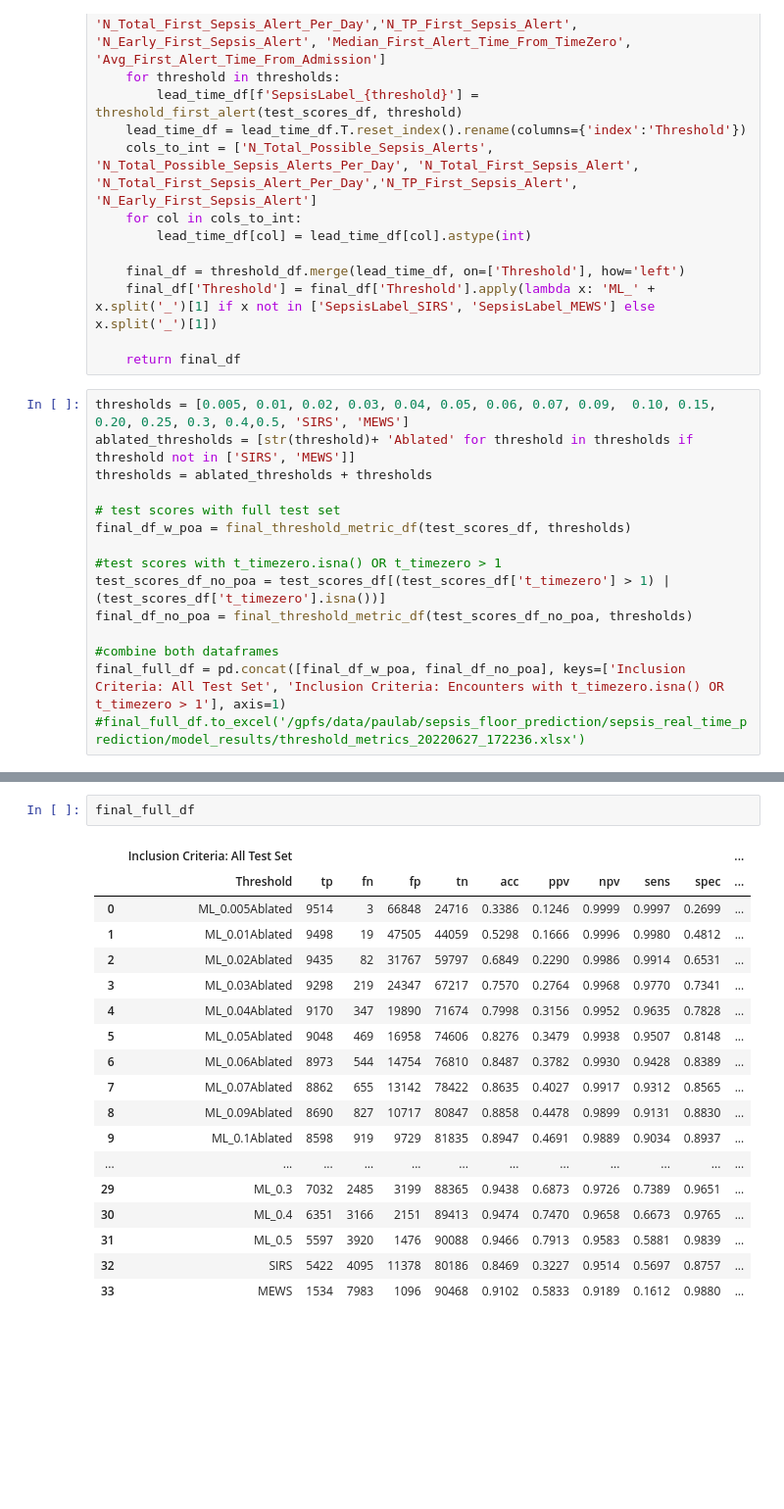
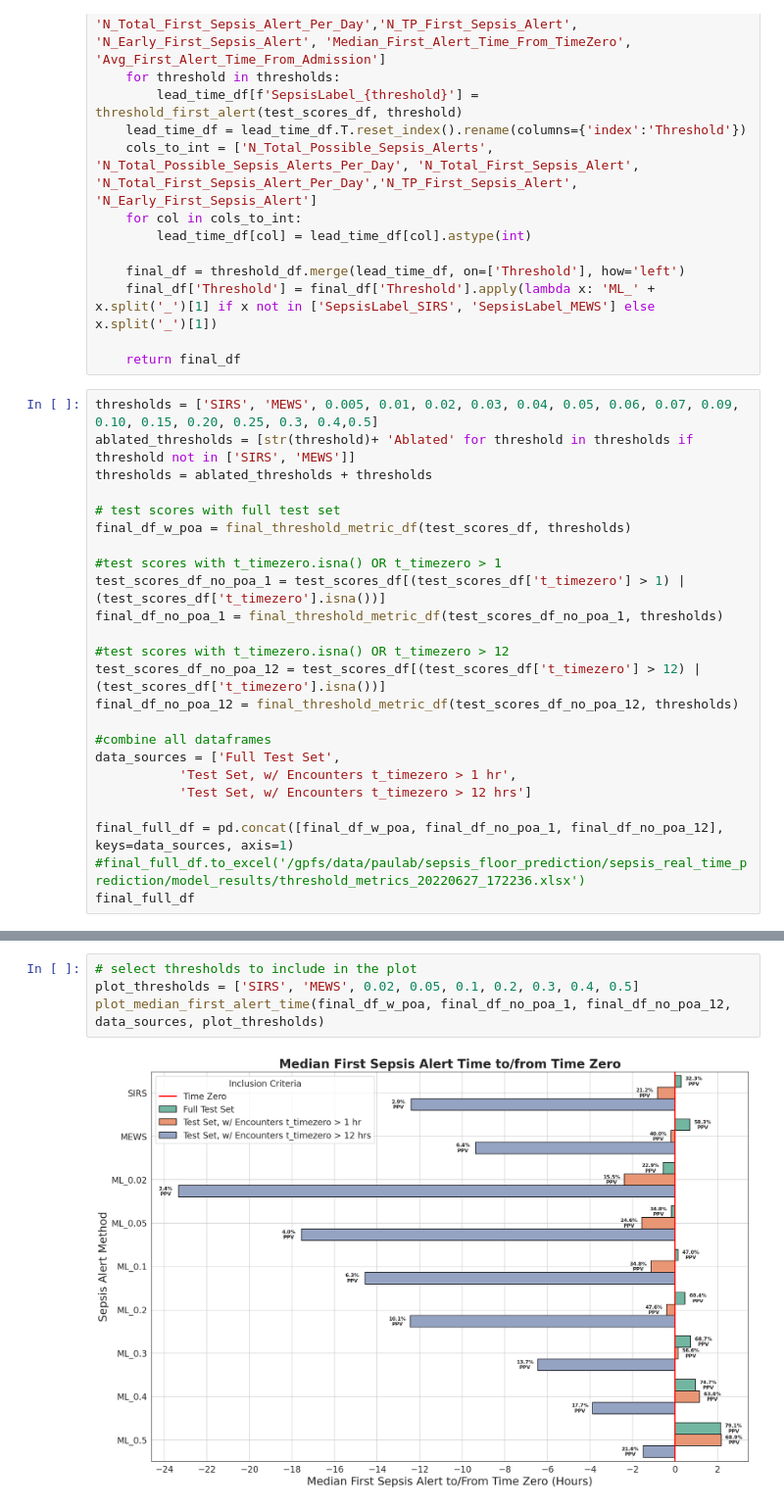
Before and after one commit to rkamaleswaran/SPARK2, a Jupyter notebook: nyu_pau_threshold_metrics.ipynb, the cells around one changed output, grey strips where cells are left out. Shown at 98% size. Cells and saved outputs as stored; diff of their text form; blank space fills up the shorter version.

Commit message:
Add files via upload
include median first alert time plot function

```diff
--- a/nyu_pau_threshold_metrics.ipynb
+++ b/nyu_pau_threshold_metrics.ipynb
@@ -125,7 +125,7 @@ def final_threshold_metric_df(test_scores_df, thresholds):
 
     return final_df
 # %%
-thresholds = [0.005, 0.01, 0.02, 0.03, 0.04, 0.05, 0.06, 0.07, 0.09,  0.10, 0.15, 0.20, 0.25, 0.3, 0.4,0.5, 'SIRS', 'MEWS']
+thresholds = ['SIRS', 'MEWS', 0.005, 0.01, 0.02, 0.03, 0.04, 0.05, 0.06, 0.07, 0.09, 0.10, 0.15, 0.20, 0.25, 0.3, 0.4,0.5]
 ablated_thresholds = [str(threshold)+ 'Ablated' for threshold in thresholds if threshold not in ['SIRS', 'MEWS']]
 thresholds = ablated_thresholds + thresholds
 
@@ -133,9 +133,18 @@ thresholds = ablated_thresholds + thresholds
 final_df_w_poa = final_threshold_metric_df(test_scores_df, thresholds)
 
 #test scores with t_timezero.isna() OR t_timezero > 1
-test_scores_df_no_poa = test_scores_df[(test_scores_df['t_timezero'] > 1) | (test_scores_df['t_timezero'].isna())]
-final_df_no_poa = final_threshold_metric_df(test_scores_df_no_poa, thresholds)
+test_scores_df_no_poa_1 = test_scores_df[(test_scores_df['t_timezero'] > 1) | (test_scores_df['t_timezero'].isna())]
+final_df_no_poa_1 = final_threshold_metric_df(test_scores_df_no_poa_1, thresholds)
 
-#combine both dataframes
-final_full_df = pd.concat([final_df_w_poa, final_df_no_poa], keys=['Inclusion Criteria: All Test Set', 'Inclusion Criteria: Encounters with t_timezero.isna() OR t_timezero > 1'], axis=1)
+#test scores with t_timezero.isna() OR t_timezero > 12
+test_scores_df_no_poa_12 = test_scores_df[(test_scores_df['t_timezero'] > 12) | (test_scores_df['t_timezero'].isna())]
+final_df_no_poa_12 = final_threshold_metric_df(test_scores_df_no_poa_12, thresholds)
+
+#combine all dataframes
+data_sources = ['Full Test Set',
+           'Test Set, w/ Encounters t_timezero > 1 hr',
+           'Test Set, w/ Encounters t_timezero > 12 hrs']
+
+final_full_df = pd.concat([final_df_w_poa, final_df_no_poa_1, final_df_no_poa_12], keys=data_sources, axis=1)
 #final_full_df.to_excel('/gpfs/data/paulab/sepsis_floor_prediction/sepsis_real_time_prediction/model_results/threshold_metrics_20220627_172236.xlsx')
+final_full_df
@@ -142,21 +170,6 @@ final_full_df = pd.concat([final_df_w_poa, final_df_no_poa], keys=['Inclusion Cr
-# %%
-final_full_df
-# %% [output]
-|  | Inclusion Criteria: All Test Set |  |  |  |  |  |  |  |  |  | ... |
-|  | Threshold | tp | fn | fp | tn | acc | ppv | npv | sens | spec | ... |
-| 0 | ML_0.005Ablated | 9514 | 3 | 66848 | 24716 | 0.3386 | 0.1246 | 0.9999 | 0.9997 | 0.2699 | ... |
-| 1 | ML_0.01Ablated | 9498 | 19 | 47505 | 44059 | 0.5298 | 0.1666 | 0.9996 | 0.9980 | 0.4812 | ... |
-| 2 | ML_0.02Ablated | 9435 | 82 | 31767 | 59797 | 0.6849 | 0.2290 | 0.9986 | 0.9914 | 0.6531 | ... |
-| 3 | ML_0.03Ablated | 9298 | 219 | 24347 | 67217 | 0.7570 | 0.2764 | 0.9968 | 0.9770 | 0.7341 | ... |
-| 4 | ML_0.04Ablated | 9170 | 347 | 19890 | 71674 | 0.7998 | 0.3156 | 0.9952 | 0.9635 | 0.7828 | ... |
-| 5 | ML_0.05Ablated | 9048 | 469 | 16958 | 74606 | 0.8276 | 0.3479 | 0.9938 | 0.9507 | 0.8148 | ... |
-| 6 | ML_0.06Ablated | 8973 | 544 | 14754 | 76810 | 0.8487 | 0.3782 | 0.9930 | 0.9428 | 0.8389 | ... |
-| 7 | ML_0.07Ablated | 8862 | 655 | 13142 | 78422 | 0.8635 | 0.4027 | 0.9917 | 0.9312 | 0.8565 | ... |
-| 8 | ML_0.09Ablated | 8690 | 827 | 10717 | 80847 | 0.8858 | 0.4478 | 0.9899 | 0.9131 | 0.8830 | ... |
-| 9 | ML_0.1Ablated | 8598 | 919 | 9729 | 81835 | 0.8947 | 0.4691 | 0.9889 | 0.9034 | 0.8937 | ... |
-| ... | ... | ... | ... | ... | ... | ... | ... | ... | ... | ... | ... |
-| 29 | ML_0.3 | 7032 | 2485 | 3199 | 88365 | 0.9438 | 0.6873 | 0.9726 | 0.7389 | 0.9651 | ... |
-| 30 | ML_0.4 | 6351 | 3166 | 2151 | 89413 | 0.9474 | 0.7470 | 0.9658 | 0.6673 | 0.9765 | ... |
-| 31 | ML_0.5 | 5597 | 3920 | 1476 | 90088 | 0.9466 | 0.7913 | 0.9583 | 0.5881 | 0.9839 | ... |
-| 32 | SIRS | 5422 | 4095 | 11378 | 80186 | 0.8469 | 0.3227 | 0.9514 | 0.5697 | 0.8757 | ... |
-| 33 | MEWS | 1534 | 7983 | 1096 | 90468 | 0.9102 | 0.5833 | 0.9189 | 0.1612 | 0.9880 | ... |
+# %%
+# select thresholds to include in the plot
+plot_thresholds = ['SIRS', 'MEWS', 0.02, 0.05, 0.1, 0.2, 0.3, 0.4, 0.5]
+plot_median_first_alert_time(final_df_w_poa, final_df_no_poa_1, final_df_no_poa_12, data_sources, plot_thresholds)
+# %% [output]
+[figure, added]
```
Also changed, not shown: parts of 4 cells of this notebook.
